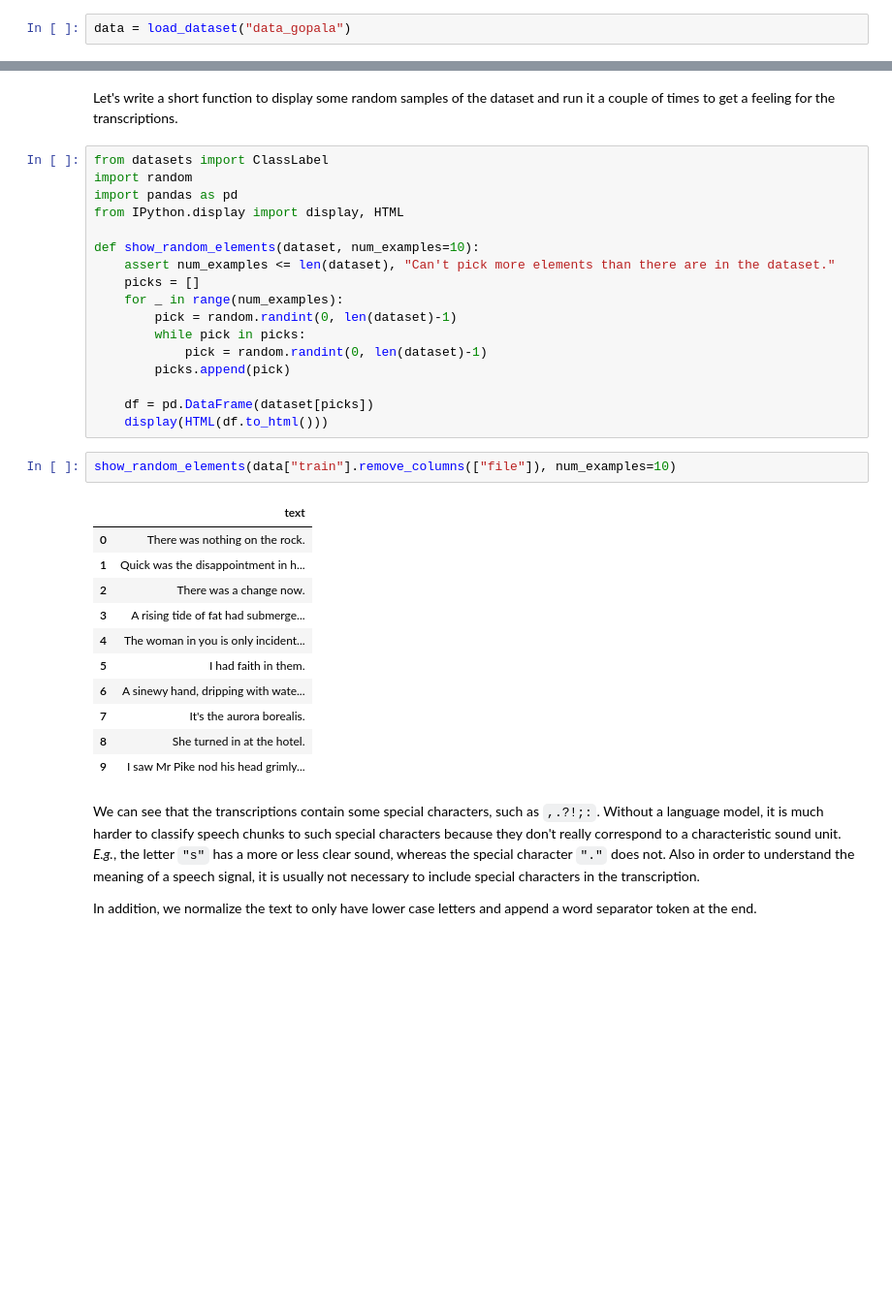
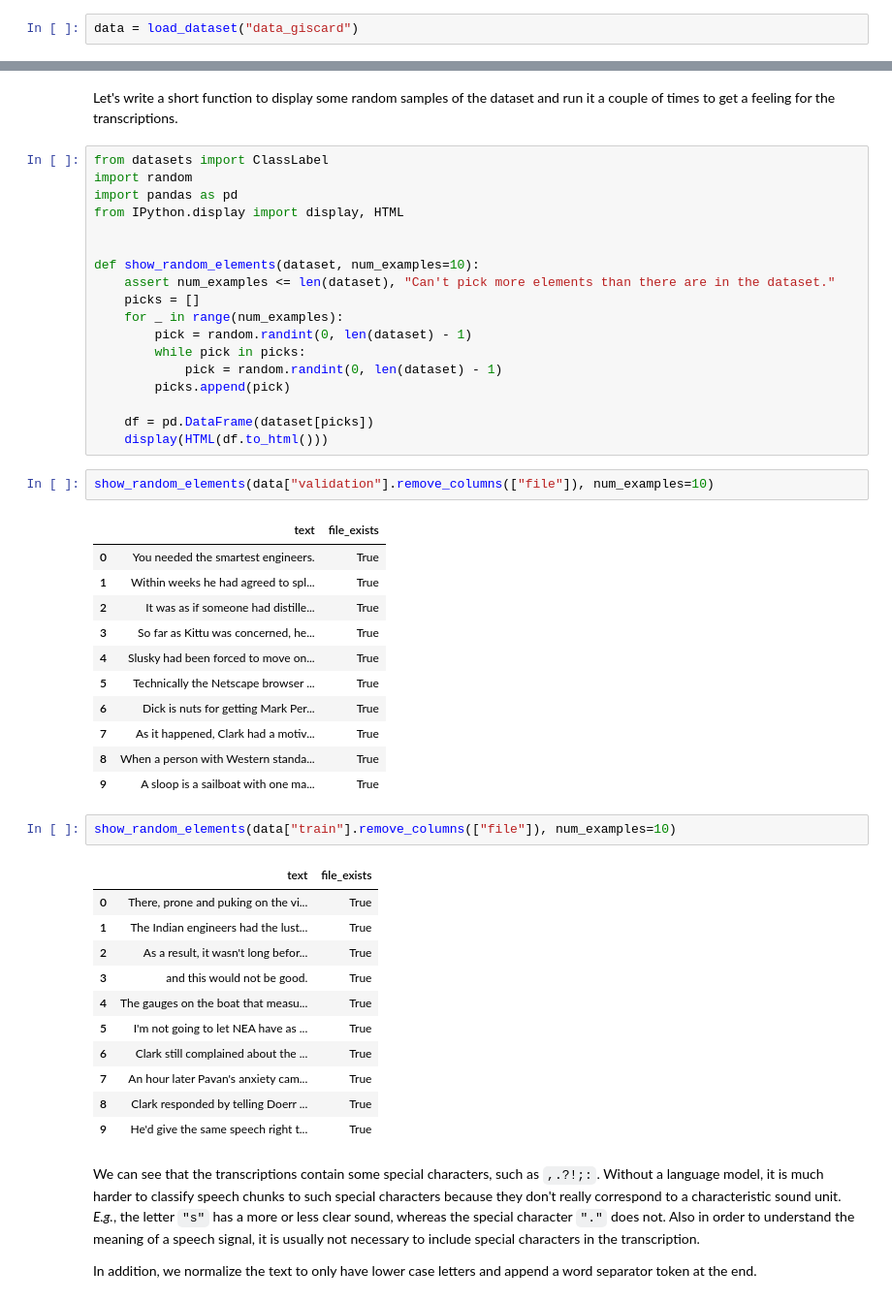
Before and after one commit to GiscardBiamby/asr_lab_gb, a Jupyter notebook: ASR_Lab-Giscard_Biamby.ipynb, the cells around one changed output, grey strips where cells are left out. Shown at 97% size. Saved outputs shown, nothing was run; the diff lists cells and outputs as text; blank space fills up the shorter version.

```diff
--- a/ASR_Lab-Giscard_Biamby.ipynb
+++ b/ASR_Lab-Giscard_Biamby.ipynb
@@ -92,5 +93,5 @@ Requirement already satisfied: certifi>=2017.4.17 in /usr/local/lib/python3.8/di
 # %% [markdown]
 After replacing Gopala's voice with yours, no addtional efforts are needed afterwards. Just finish the fine-tuning experiments.
 # %%
-data = load_dataset("data_gopala")
+data = load_dataset("data_giscard")
 # %% [output]
@@ -124,31 +124,46 @@ import random
 import pandas as pd
 from IPython.display import display, HTML
 
+
 def show_random_elements(dataset, num_examples=10):
     assert num_examples <= len(dataset), "Can't pick more elements than there are in the dataset."
     picks = []
     for _ in range(num_examples):
-        pick = random.randint(0, len(dataset)-1)
+        pick = random.randint(0, len(dataset) - 1)
         while pick in picks:
-            pick = random.randint(0, len(dataset)-1)
+            pick = random.randint(0, len(dataset) - 1)
         picks.append(pick)
 
     df = pd.DataFrame(dataset[picks])
     display(HTML(df.to_html()))
+# %%
+show_random_elements(data["validation"].remove_columns(["file"]), num_examples=10)
+# %% [output]
+|  | text | file_exists |
+| 0 | You needed the smartest engineers. | True |
+| 1 | Within weeks he had agreed to spl... | True |
+| 2 | It was as if someone had distille... | True |
+| 3 | So far as Kittu was concerned, he... | True |
+| 4 | Slusky had been forced to move on... | True |
+| 5 | Technically the Netscape browser ... | True |
+| 6 | Dick is nuts for getting Mark Per... | True |
+| 7 | As it happened, Clark had a motiv... | True |
+| 8 | When a person with Western standa... | True |
+| 9 | A sloop is a sailboat with one ma... | True |
 # %%
 show_random_elements(data["train"].remove_columns(["file"]), num_examples=10)
 # %% [output]
-|  | text |
-| 0 | There was nothing on the rock. |
-| 1 | Quick was the disappointment in h... |
-| 2 | There was a change now. |
-| 3 | A rising tide of fat had submerge... |
-| 4 | The woman in you is only incident... |
-| 5 | I had faith in them. |
-| 6 | A sinewy hand, dripping with wate... |
-| 7 | It's the aurora borealis. |
-| 8 | She turned in at the hotel. |
-| 9 | I saw Mr Pike nod his head grimly... |
+|  | text | file_exists |
+| 0 | There, prone and puking on the vi... | True |
+| 1 | The Indian engineers had the lust... | True |
+| 2 | As a result, it wasn't long befor... | True |
+| 3 | and this would not be good. | True |
+| 4 | The gauges on the boat that measu... | True |
+| 5 | I'm not going to let NEA have as ... | True |
+| 6 | Clark still complained about the ... | True |
+| 7 | An hour later Pavan's anxiety cam... | True |
+| 8 | Clark responded by telling Doerr ... | True |
+| 9 | He'd give the same speech right t... | True |
 # %% [markdown]
 We can see that the transcriptions contain some special characters, such as `,.?!;:`. Without a language model, it is much harder to classify speech chunks to such special characters because they don't really correspond to a characteristic sound unit. *E.g.*, the letter `"s"` has a more or less clear sound, whereas the special character `"."` does not.
 Also in order to understand the meaning of a speech signal, it is usually not necessary to include special characters in the transcription.
```
Also changed, not shown: parts of 26 cells of this notebook, 1 other file.
